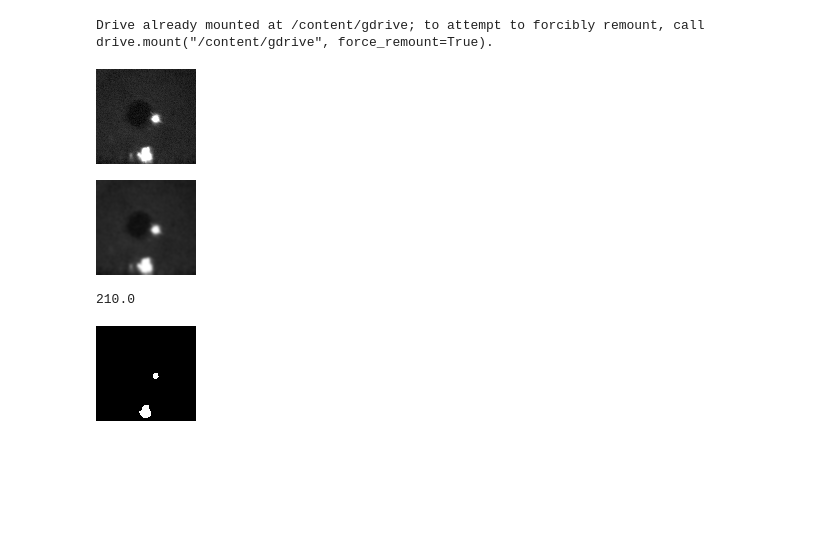
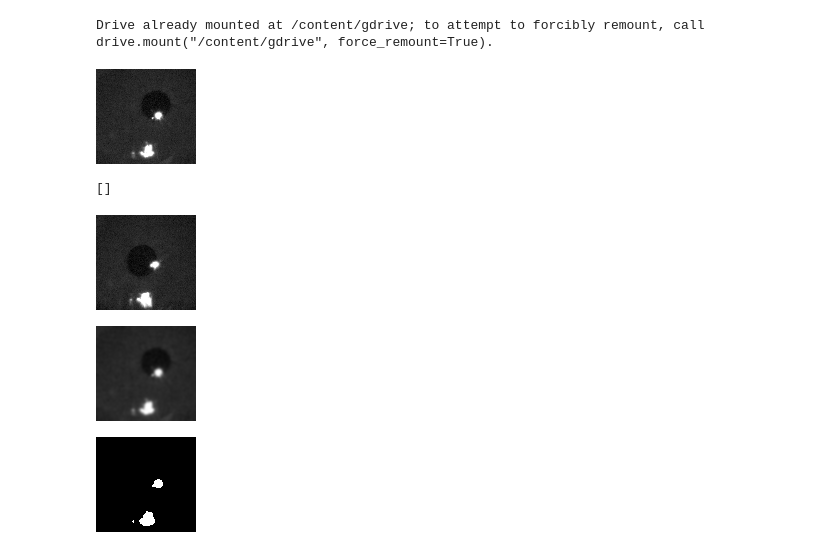
Before and after one commit to JimmyLiu8351/liulabtracking, a Jupyter notebook: eye_test_py.ipynb, the cells around one changed output. Saved outputs shown, nothing was run; the diff lists cells and outputs as text; code cells hidden in the pictures; blank space fills up the shorter version.

```diff
--- a/eye_test_py.ipynb
+++ b/eye_test_py.ipynb
@@ -96,9 +96,9 @@ def frst(img, radii, alpha, beta, stdFactor, mode='BOTH'):
 # opening the video in videocapture
 
 file_path = "/content/gdrive/MyDrive/mouse_eye_tracking/fixedSFblink.avi"
-vidcap = cv.VideoCapture(file_path)
+vidcap = cv2.VideoCapture(file_path)
 
-#file_path = "/content/gdrive/MyDrive/mouse_eye_tracking/Black_Circle.jpg"
+#file_path = "/content/gdrive/MyDrive/mouse_eye_tracking/Black_Circle.png"
 #frame = cv2.imread(file_path)
 #cv2_imshow(frame)
 #print(frame.shape)
@@ -111,4 +111,4 @@ for i in range(2000):
 frame = frame[80:175, 100:200]
 cv2_imshow(frame)
 # %% [output]
-[figure, old version]
+[figure, new version]
@@ -115,15 +118,32 @@ cv2_imshow(frame)
+# %%
+# Simple blob detection
+
+gray_frame = cv2.cvtColor(frame, cv2.COLOR_BGR2GRAY)
+
+#test_circle = cv2.imread("/content/gdrive/MyDrive/mouse_eye_tracking/Black_Circle.png")
+#cv2_imshow(test_circle)
+
+keypoints = detector.detect(gray_frame)
+print(keypoints)
+
+
+frame_with_keypoints = cv2.drawKeypoints(gray_frame, keypoints, np.array([]), (0, 0, 255),
+                                            cv2.DRAW_MATCHES_FLAGS_DRAW_RICH_KEYPOINTS)
+cv2_imshow(frame_with_keypoints)
+# %% [output]
+[]
+[figure, added]
 # %%
 # thresholding the corneal reflections
-
-gray_frame = cv.cvtColor(frame, cv.COLOR_BGR2GRAY)
+#gray_frame = cv2.cvtColor(test_circle, cv2.COLOR_BGR2GRAY)
+gray_frame = cv2.cvtColor(frame, cv2.COLOR_BGR2GRAY)
 blur_frame = cv2.GaussianBlur(gray_frame, (5, 5), sigmaX=0, sigmaY=0)
 
 cv2_imshow(blur_frame)
 
-ret, th3 = cv.threshold(blur_frame, 210, 255, cv.THRESH_BINARY)
-#th3 = cv.adaptiveThreshold(blur_frame, 220, cv.THRESH_BINARY, cv.THRESH_BINARY_INV, 5, 2)
-cv2_imshow(th3)
+ret, thresh_frame = cv2.threshold(blur_frame, 100, 255, cv2.THRESH_BINARY)
+#th3 = cv2.adaptiveThreshold(blur_frame, 220, cv2.THRESH_BINARY, cv2.THRESH_BINARY_INV, 5, 2)
+cv2_imshow(thresh_frame)
 # %% [output]
-[figure, old version]
+[figure, new version]
-210.0
-[figure, old version]
+[figure, new version]
```
Also changed, not shown: parts of 6 cells of this notebook.
